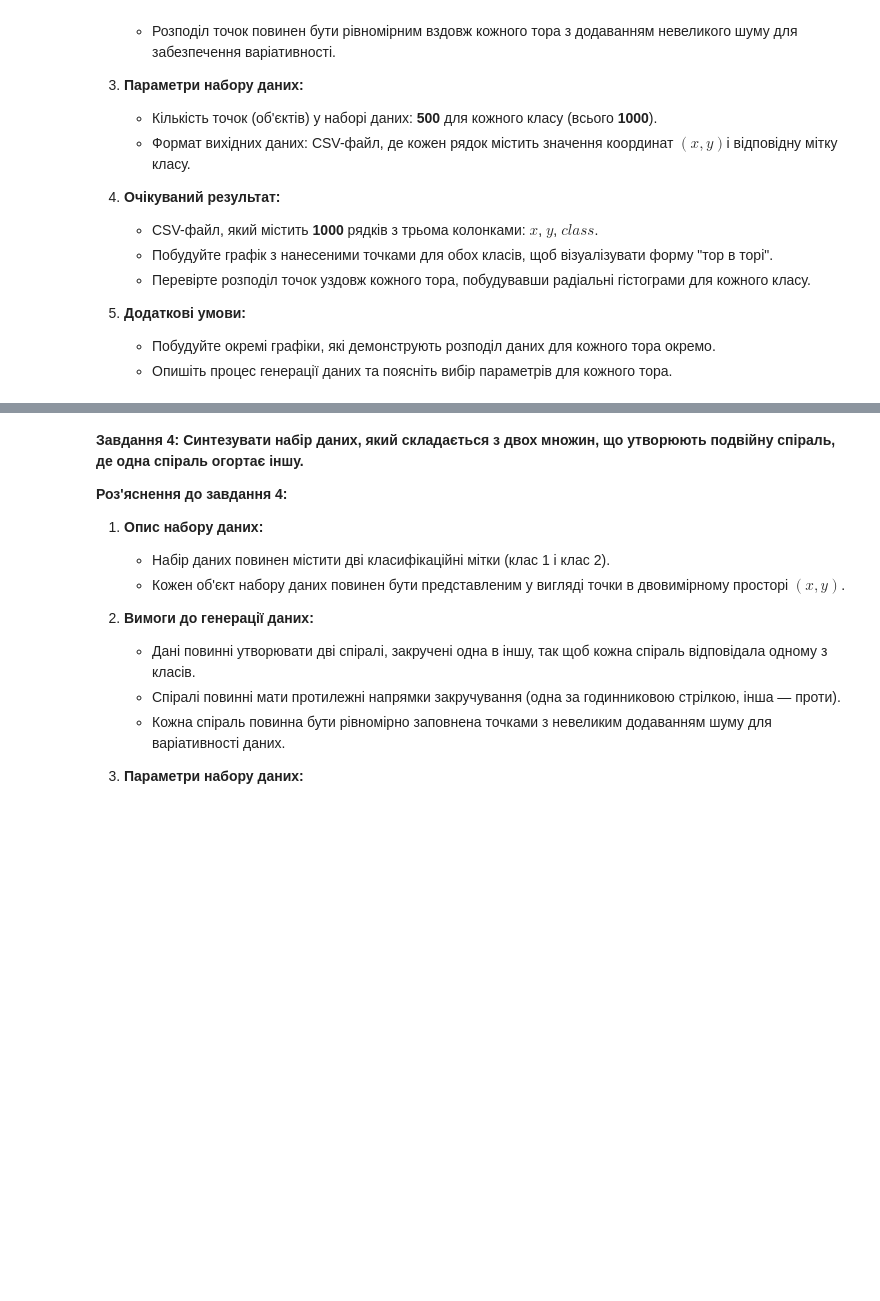
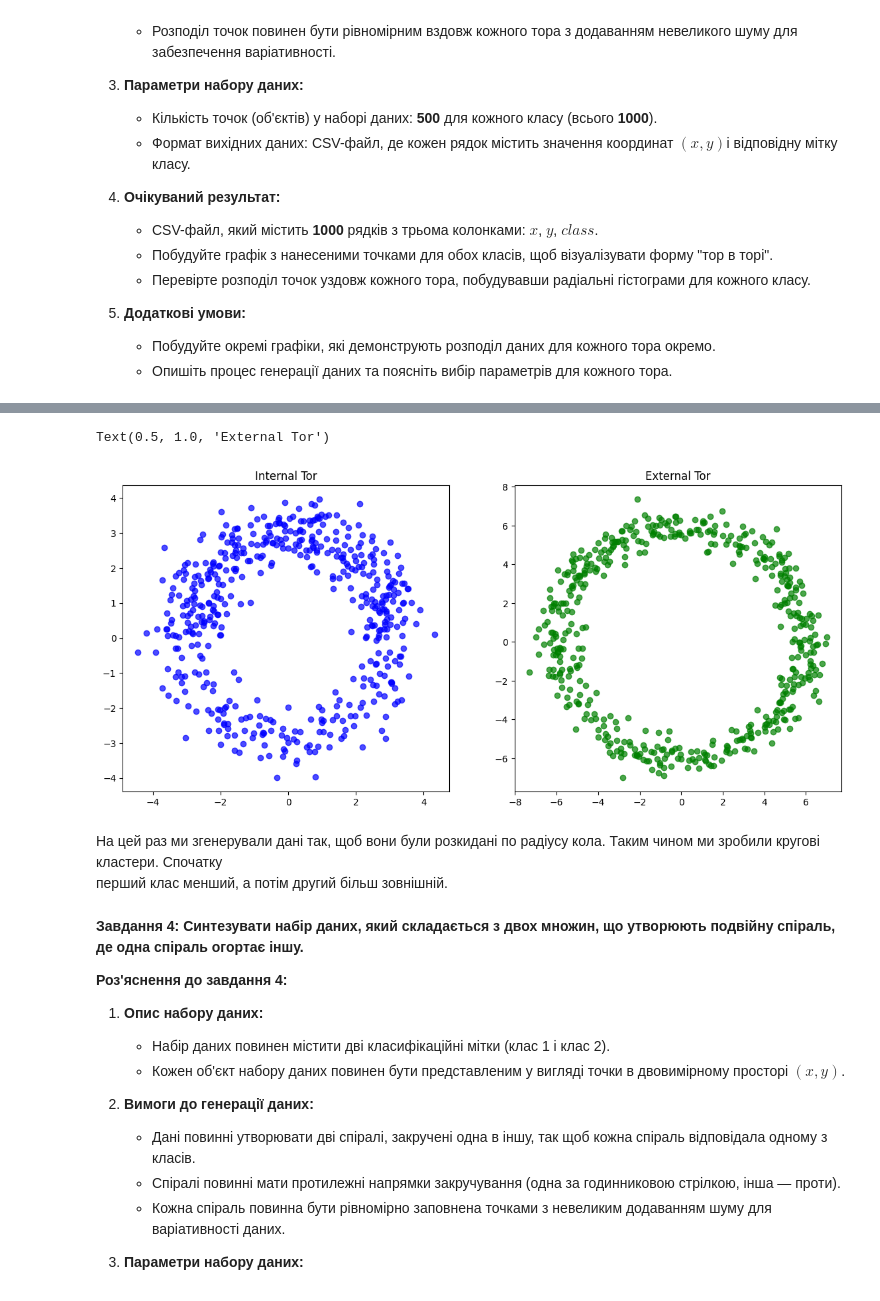
Before and after one commit to RickSanchezzz666/AD, a Jupyter notebook: Lab2/DM_practice_2_new.ipynb, the cells around one changed output, grey strips where cells are left out. Saved outputs shown, nothing was run; the diff lists cells and outputs as text; code cells hidden in the pictures; blank space fills up the shorter version.

```diff
--- a/Lab2/DM_practice_2_new.ipynb
+++ b/Lab2/DM_practice_2_new.ipynb
@@ -198,3 +199,17 @@ plt.scatter(third_df['x'], third_df['y'], c=third_df['class'], cmap='viridis', a
+# %%
+_, axes = plt.subplots(ncols=2, figsize=(14, 6))
+
+axes[0].scatter(class_1_data[:, 0], class_1_data[:, 1], color='blue', alpha=0.7)
+axes[0].set_title('Internal Tor')
+
+axes[1].scatter(class_2_data[:, 0], class_2_data[:, 1], color='green', alpha=0.7)
+axes[1].set_title('External Tor')
+# %% [output]
+Text(0.5, 1.0, 'External Tor')
+[figure, added]
+# %% [markdown]
+На цей раз ми згенерували дані так, щоб вони були розкидані по радіусу кола. Таким чином ми зробили кругові кластери. Спочатку \
+перший клас менший, а потім другий більш зовнішній.
 # %% [markdown]
 **Завдання 4: Синтезувати набір даних, який складається з двох множин, що утворюють подвійну спіраль, де одна спіраль огортає іншу.**
 
```
Also changed, not shown: parts of 22 cells of this notebook, 8 other files.
